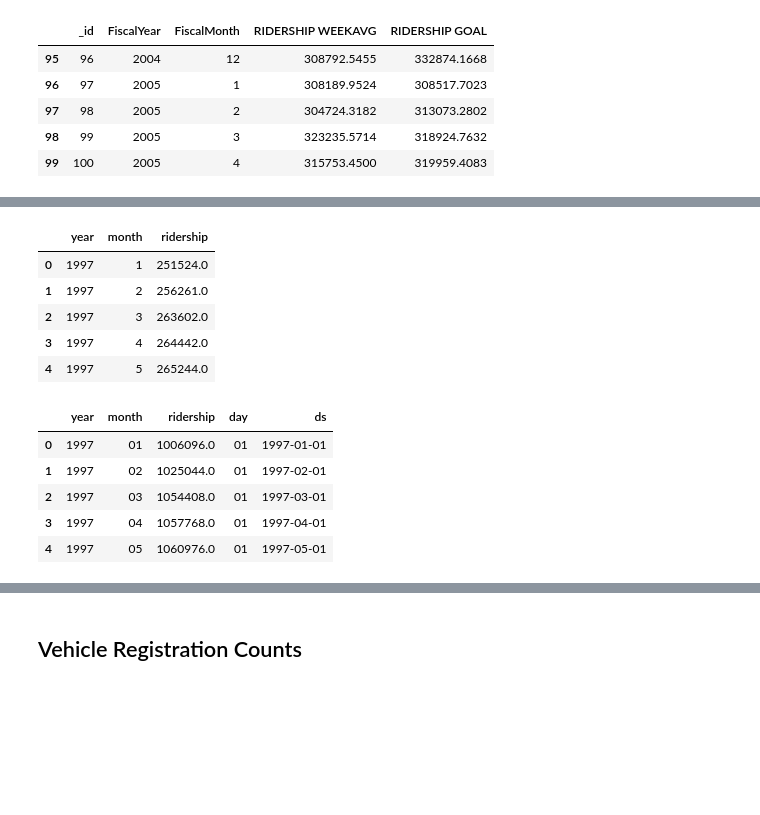
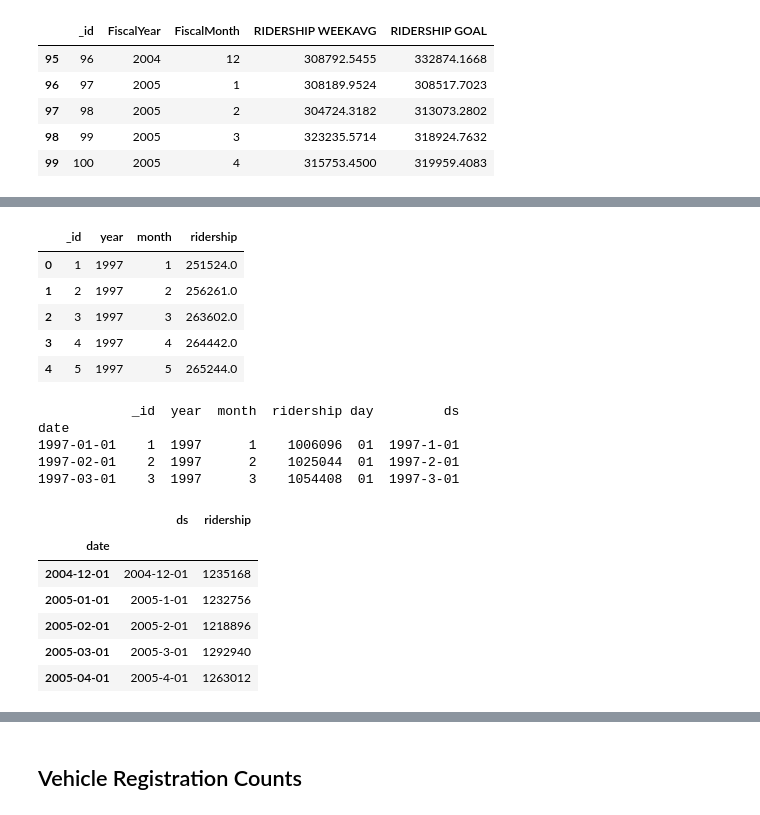
Before and after one commit to gigi-codes/capstone, a Jupyter notebook: code/01_API_pulls.ipynb, the cells around one changed output, grey strips where cells are left out. Saved outputs shown, nothing was run; the diff lists cells and outputs as text; code cells hidden in the pictures; blank space fills up the shorter version.

Commit message:
ridership files

```diff
--- a/code/01_API_pulls.ipynb
+++ b/code/01_API_pulls.ipynb
@@ -54,3 +53,11 @@ pd.options.display.max_rows = 100
+# %%
+def date_index(df):
+    # df.dropna(inplace=True)
+    df['ds'] = df['date']
+    df['date'] = pd.to_datetime(df['date'])
+    df = df.set_index('date')
+    print(df.head(3))
+    return(df)
 # %% [markdown]
 ## EIA DATA: Fuel Price History
 # %%
@@ -176,35 +213,44 @@ bart_data.shape
 # %%
-bart_data.drop(columns = ['_id', 'RIDERSHIP GOAL'], inplace = True)
+bart_data.drop(columns = ['RIDERSHIP GOAL'], inplace = True)
 
 new_col = {
+    'RIDERSHIP WEEKAVG' : 'ridership',
     'FiscalMonth':'month',
     'FiscalYear':'year',
-    'RIDERSHIP WEEKAVG' : 'ridership',
 }
 
 bart_data.rename(columns = new_col, inplace = True)
 bart = bart_data
 bart.head()
 # %% [output]
-|  | year | month | ridership |
-| 0 | 1997 | 1 | 251524.0 |
-| 1 | 1997 | 2 | 256261.0 |
-| 2 | 1997 | 3 | 263602.0 |
-| 3 | 1997 | 4 | 264442.0 |
-| 4 | 1997 | 5 | 265244.0 |
+|  | _id | year | month | ridership |
+| 0 | 1 | 1997 | 1 | 251524.0 |
+| 1 | 2 | 1997 | 2 | 256261.0 |
+| 2 | 3 | 1997 | 3 | 263602.0 |
+| 3 | 4 | 1997 | 4 | 264442.0 |
+| 4 | 5 | 1997 | 5 | 265244.0 |
 # %%
 # add new cols from old date colum
 bart['day'] = '01'
-bart['month'] = bart['month'].apply(lambda x: '0' + str(x) if x < 10 else x )
+# bart['month'] = bart['month'].apply(lambda x: '0' + str(x) if x < 10 else x )
+bart['date'] = bart['year'].astype(str) + '-' + bart['month'].astype(str) + '-01'
 
-bart['ds'] = bart['year'].astype(str) + '-' + bart['month'].astype(str) + '-01'
+bart['ridership'] = 4*bart['ridership'].astype(int) # ridershiop is weekly, assume 4-week months
 
-bart['ridership'] = 4*bart['ridership']
-bart.head()
+bart = date_index(bart)
+bart_out = bart[['ds', 'ridership']]
+
+bart_out.tail()
 # %% [output]
+            _id  year  month  ridership day         ds
+date
+1997-01-01    1  1997      1    1006096  01  1997-1-01
+1997-02-01    2  1997      2    1025044  01  1997-2-01
+1997-03-01    3  1997      3    1054408  01  1997-3-01
-|  | year | month | ridership | day | ds |
-| 0 | 1997 | 01 | 1006096.0 | 01 | 1997-01-01 |
-| 1 | 1997 | 02 | 1025044.0 | 01 | 1997-02-01 |
-| 2 | 1997 | 03 | 1054408.0 | 01 | 1997-03-01 |
-| 3 | 1997 | 04 | 1057768.0 | 01 | 1997-04-01 |
-| 4 | 1997 | 05 | 1060976.0 | 01 | 1997-05-01 |
+|  | ds | ridership |
+| date |  |  |
+| 2004-12-01 | 2004-12-01 | 1235168 |
+| 2005-01-01 | 2005-1-01 | 1232756 |
+| 2005-02-01 | 2005-2-01 | 1218896 |
+| 2005-03-01 | 2005-3-01 | 1292940 |
+| 2005-04-01 | 2005-4-01 | 1263012 |
```
Also changed, not shown: parts of 18 cells of this notebook, 8 other files.
